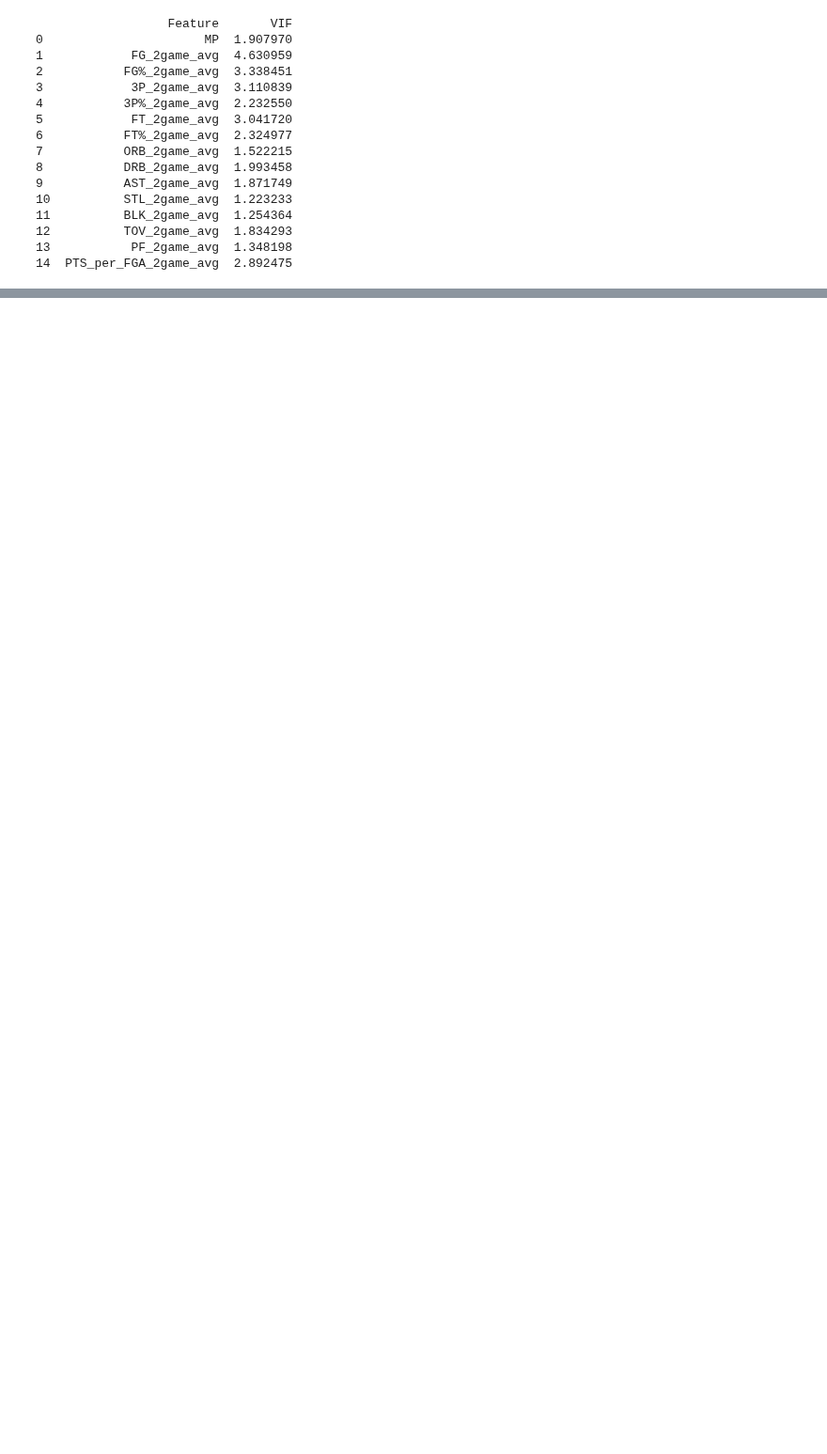
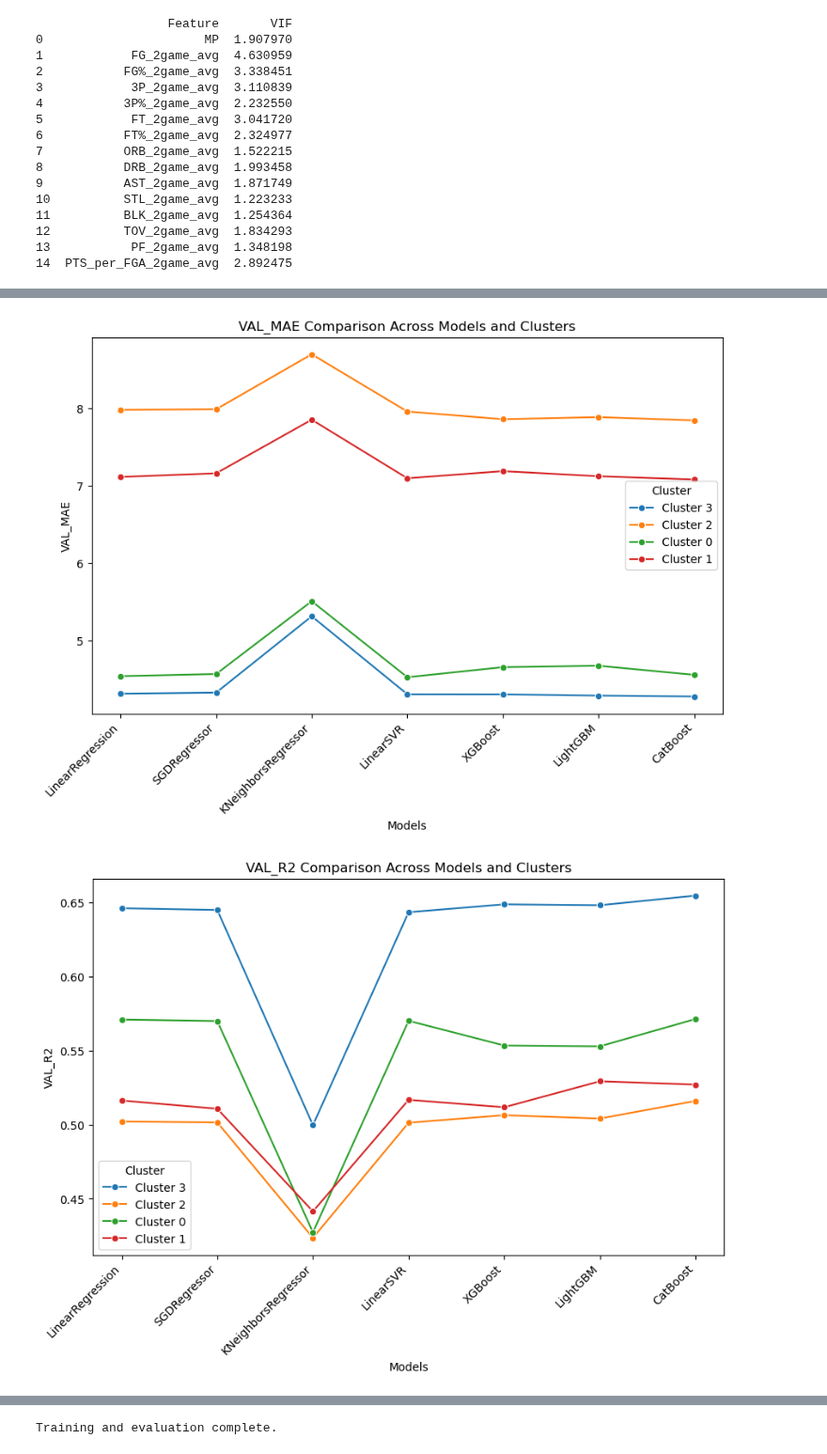
Before and after one commit to sammig6i/NBA-Fantasy-Points-Prediction, a Jupyter notebook: notebooks/predictive_models.ipynb, the cells around one changed output, grey strips where cells are left out. Shown at 94% size. Drawn from its saved outputs; the diff is of its cells as text; code cells hidden in the pictures; blank space fills up the shorter version.

Commit message:
train estimators

```diff
--- a/notebooks/predictive_models.ipynb
+++ b/notebooks/predictive_models.ipynb
@@ -136,0 +138,13 @@ print(vif)
+# %%
+features = [
+  'MP', 'FG_2game_avg', 'FG%_2game_avg', '3P_2game_avg', '3P%_2game_avg',
+  'FT_2game_avg', 'FT%_2game_avg', 'ORB_2game_avg', 'DRB_2game_avg',
+  'AST_2game_avg', 'STL_2game_avg', 'BLK_2game_avg', 'TOV_2game_avg',
+  'PF_2game_avg', 'PTS_per_FGA_2game_avg', 'kmeans_cluster'
+]
+
+X = df[features]
+y = df['fpts_fanduel']
+print(f'X: {X.shape}')
+print(f'y: {y.shape}')
+X.head()
@@ -147,0 +204,12 @@ Models to try:
+# %%
+# Iterating through the dictionary and printing the shapes
+for cluster_label, splits in data_splits.items():
+    print(f"Cluster {cluster_label}:")
+    print(f"  X_train shape: {splits['X_train'].shape}")
+    print(f"  X_val shape: {splits['X_val'].shape}")
+    print(f"  X_test shape: {splits['X_test'].shape}")
+    print(f"  y_train shape: {splits['y_train'].shape}")
+    print(f"  y_val shape: {splits['y_val'].shape}")
+    print(f"  y_test shape: {splits['y_test'].shape}")
+    print(f"Total: {sum([splits['X_train'].shape[0], splits['X_val'].shape[0], splits['X_test'].shape[0]])}")
+    print("-" * 50)
@@ -147,0 +371,19 @@ Models to try:
+# %%
+# Plotting the metrics
+for metric in ['val_mae', 'val_r2', 'test_mae', 'test_r2']:
+    plt.figure(figsize=(10, 6))
+    for cluster_label in metrics.keys():
+        values = [metrics[cluster_label][model][metric] for model in models.keys()]
+        sns.lineplot(x=list(models.keys()), y=values, label=f'Cluster {cluster_label}', marker='o')
+
+    plt.title(f'{metric.upper()} Comparison Across Models and Clusters')
+    plt.xticks(rotation=45, ha='right')
+    plt.ylabel(metric.upper())
+    plt.xlabel('Models')
+    plt.legend(title='Cluster')
+    plt.show()
+
+print("Training and evaluation complete.")
+# %% [output]
+[figure, added]
+[figure, added]
@@ -147,0 +392 @@ Models to try:
+Training and evaluation complete.
```
Also changed, not shown: parts of 18 cells of this notebook.
